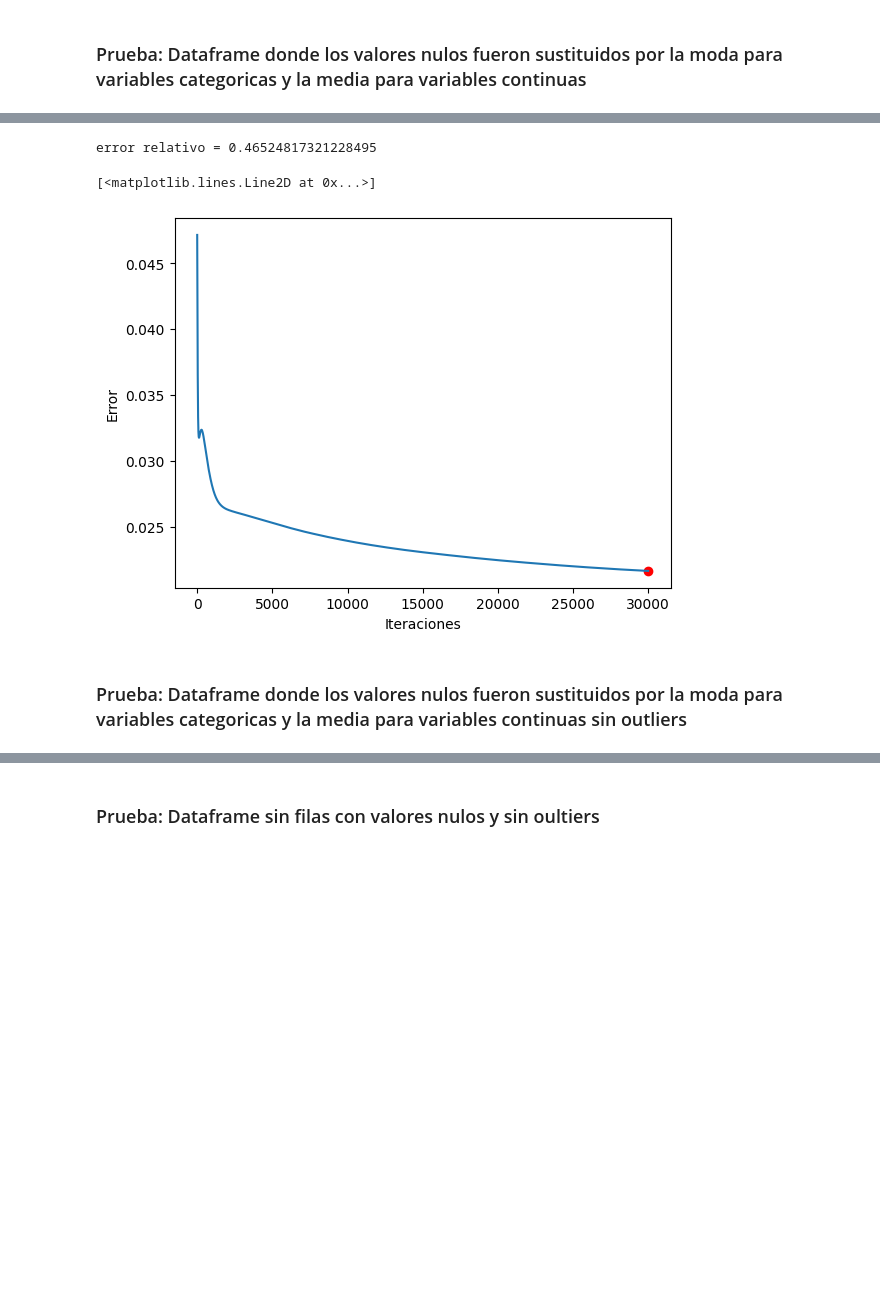
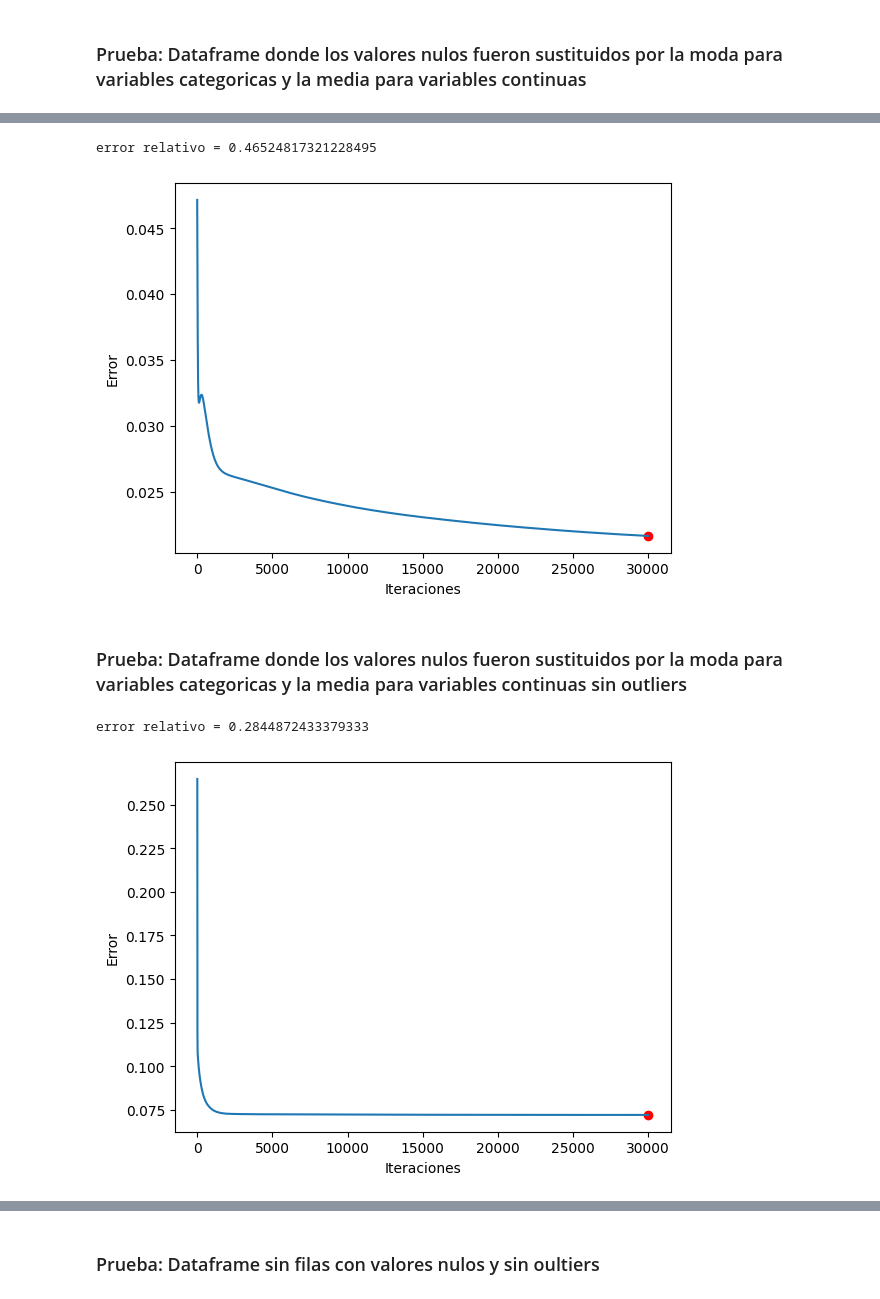
Before and after one commit to Gchaurio/CI5438-Proyecto1, a Jupyter notebook: descenso_gradiente_pruebas.ipynb, the cells around one changed output, grey strips where cells are left out. Drawn from its saved outputs; the diff is of its cells as text; code cells hidden in the pictures; blank space fills up the shorter version.

```diff
--- a/descenso_gradiente_pruebas.ipynb
+++ b/descenso_gradiente_pruebas.ipynb
@@ -69,17 +64,19 @@ error relativo = 0.48240084380913156
 # %%
 m2_2 = Model(df2, "Price", cols)
 m2_2.train(learning_rate=0.001, iters=30000)
-m2_2.plot_error()
+m2_2.plot_error("car_data_fill_na_0.001.png")
 # %% [output]
 error relativo = 0.46524817321228495
-[<matplotlib.lines.Line2D at 0x...>]
 [figure]
 # %% [markdown]
 ### Prueba: Dataframe donde los valores nulos fueron sustituidos por la moda para variables categoricas y la media para variables continuas sin outliers
 # %%
 m3 = Model(df3, "Price", cols)
 m3.train(learning_rate=0.1, iters=30000)
-m3.plot_error()
+m3.plot_error("car_data_fill_na_no_outliers_0.1.png")
+# %% [output]
+error relativo = 0.2844872433379333
+[figure, added]
 # %%
 m3_1 = Model(df3, "Price", cols)
 m3_1.train(learning_rate=0.01, iters=30000)
```
Also changed, not shown: parts of 10 cells of this notebook, 14 other files.
